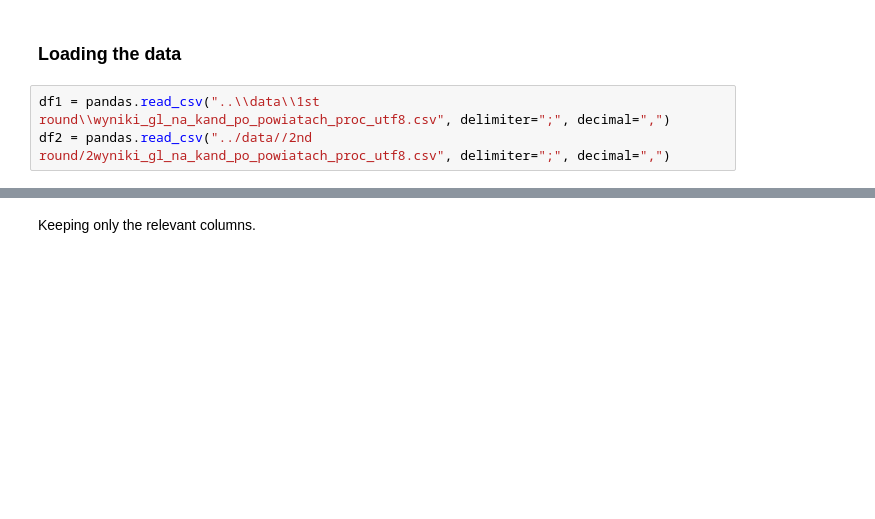
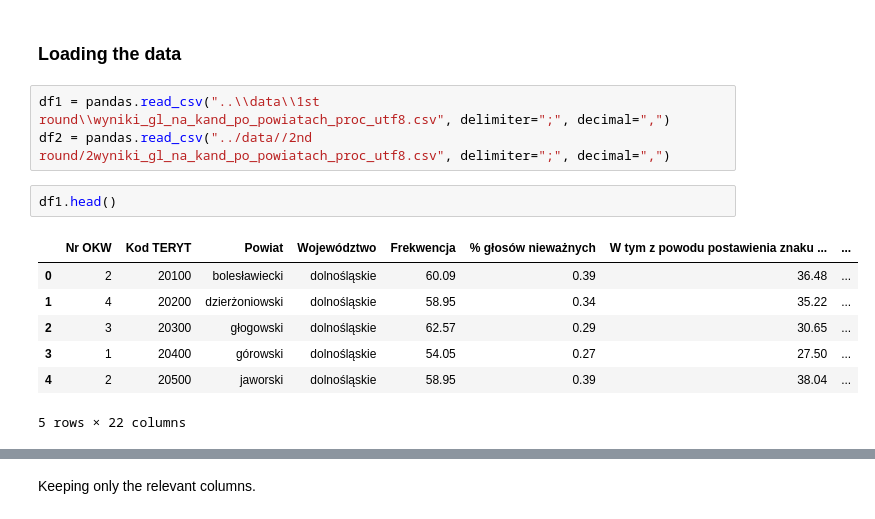
Before and after one commit to kurkowskiad/Data-visualisation, a Jupyter notebook: Presidential Elections Poland 2020/notebooks/turnout difference.ipynb, the cells around one changed output, grey strips where cells are left out. Cells and saved outputs as stored; diff of their text form; blank space fills up the shorter version.

```diff
--- a/Presidential Elections Poland 2020/notebooks/turnout difference.ipynb
+++ b/Presidential Elections Poland 2020/notebooks/turnout difference.ipynb
@@ -16,3 +16,13 @@ from IPython.display import HTML
 # %%
 df1 = pandas.read_csv("..\\data\\1st round\\wyniki_gl_na_kand_po_powiatach_proc_utf8.csv", delimiter=";", decimal=",")
 df2 = pandas.read_csv("../data//2nd round/2wyniki_gl_na_kand_po_powiatach_proc_utf8.csv", delimiter=";", decimal=",")
+# %%
+df1.head()
+# %% [output]
+|  | Nr OKW | Kod TERYT | Powiat | Województwo | Frekwencja | % głosów nieważnych | W tym z powodu postawienia znaku ... | ... |
+| 0 | 2 | 20100 | bolesławiecki | dolnośląskie | 60.09 | 0.39 | 36.48 | ... |
+| 1 | 4 | 20200 | dzierżoniowski | dolnośląskie | 58.95 | 0.34 | 35.22 | ... |
+| 2 | 3 | 20300 | głogowski | dolnośląskie | 62.57 | 0.29 | 30.65 | ... |
+| 3 | 1 | 20400 | górowski | dolnośląskie | 54.05 | 0.27 | 27.50 | ... |
+| 4 | 2 | 20500 | jaworski | dolnośląskie | 58.95 | 0.39 | 38.04 | ... |
+5 rows × 22 columns
```
Also changed, not shown: parts of 13 cells of this notebook, 17 other files.
